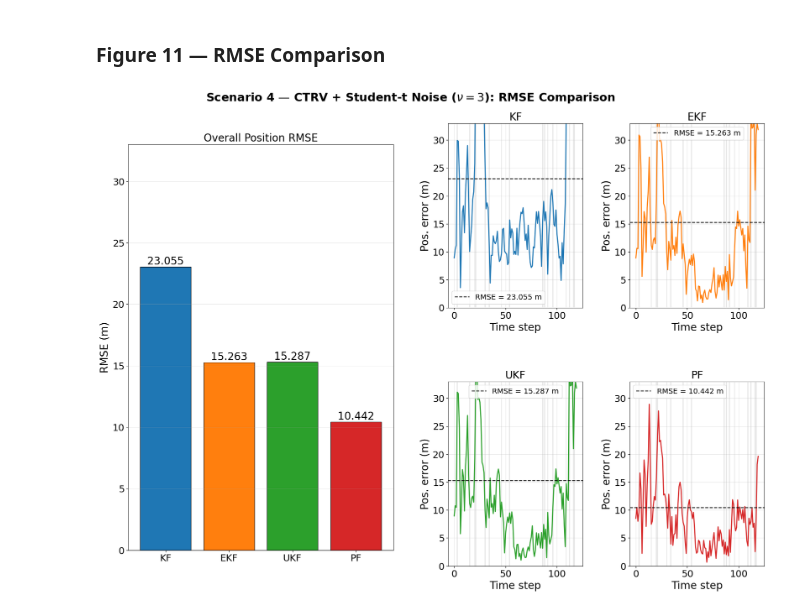
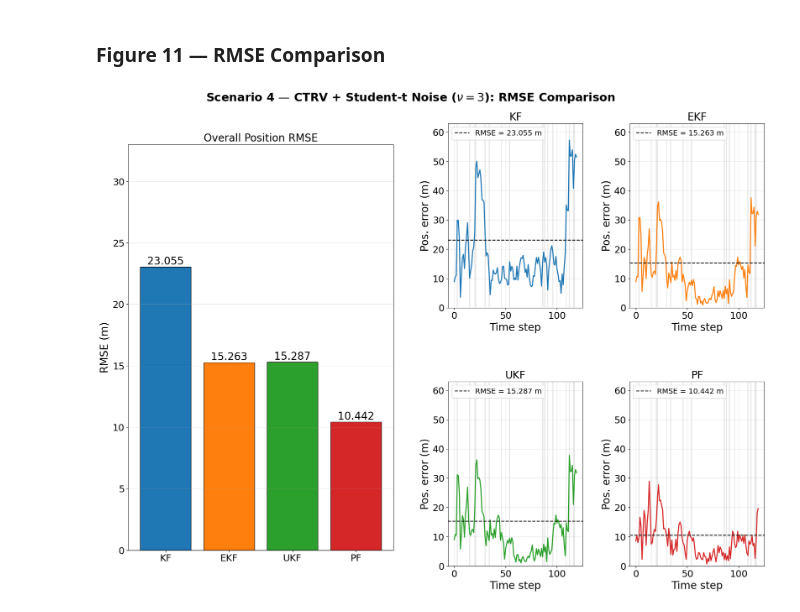
Before and after one commit to Moyin3/Dissertation, a Jupyter notebook: comparative_analysis.ipynb, the cells around one changed output. Cells and saved outputs as stored; diff of their text form; code cells hidden in the pictures.

```diff
--- a/comparative_analysis.ipynb
+++ b/comparative_analysis.ipynb
@@ -778,6 +778,7 @@ rmse_ylim = RMSE_S3S4_YLIM
 ax_bar.set_ylim(0, rmse_ylim)
 
 # Right: 2×2 per-filter position error with outlier shading
+panel_ylim = max(pos_err_ts(est3[f], true_states_3).max() for f in FILTERS) * 1.1
 gs_right = fig.add_gridspec(2, 2, left=0.55, right=0.97, top=0.92, bottom=0.08,
                               hspace=0.40, wspace=0.35)
 for idx, f in enumerate(FILTERS):
@@ -790,7 +791,7 @@ for idx, f in enumerate(FILTERS):
     ax.axhline(rmse_f, color='k', ls='--', lw=1.6, label=f'RMSE = {rmse_f:.3f} m')
     ax.set_title(f); ax.set_xlabel('Time step'); ax.set_ylabel('Pos. error (m)')
     ax.legend(fontsize=FS_LEG-2); ax.grid(True, alpha=0.3)
-    ax.set_ylim(0, rmse_ylim)
+    ax.set_ylim(0, panel_ylim)
 
 fig.suptitle(f'Scenario 3 — Student-t Noise ($\\nu={NU}$): RMSE Comparison',
              fontweight='bold')
@@ -981,32 +982,33 @@ plt.tight_layout(); plt.savefig('figures/s4_nees.png'); plt.show()
 fig = plt.figure(figsize=(20, 14))
 
 ax_bar = fig.add_subplot(1, 2, 1)
 bars = ax_bar.bar(FILTERS, [overall4[f] for f in FILTERS],
                   color=[COLORS[f] for f in FILTERS], edgecolor='k', lw=0.9)
 for bar, f in zip(bars, FILTERS):
     ax_bar.text(bar.get_x()+bar.get_width()/2, bar.get_height()+0.005,
                 f'{overall4[f]:.3f}', ha='center', va='bottom', fontsize=FS)
 ax_bar.set_ylabel('RMSE (m)'); ax_bar.set_title('Overall Position RMSE')
 ax_bar.grid(True, axis='y', alpha=0.3)
 rmse_ylim = RMSE_S3S4_YLIM
 ax_bar.set_ylim(0, rmse_ylim)
 
+panel_ylim = max(pos_err_ts(est4[f], true_states_4).max() for f in FILTERS) * 1.1
 gs_right = fig.add_gridspec(2, 2, left=0.55, right=0.97, top=0.92, bottom=0.08,
                               hspace=0.40, wspace=0.35)
 for idx, f in enumerate(FILTERS):
     ax = fig.add_subplot(gs_right[idx//2, idx%2])
     err = pos_err_ts(est4[f], true_states_4)
     rmse_f = np.sqrt(np.mean(err**2))
     for k in outlier_steps_4:
         ax.axvspan(k-0.5, k+0.5, color='grey', alpha=0.18, lw=0)
     ax.plot(t4, err, color=COLORS[f], lw=2.0)
     ax.axhline(rmse_f, color='k', ls='--', lw=1.6, label=f'RMSE = {rmse_f:.3f} m')
     ax.set_title(f); ax.set_xlabel('Time step'); ax.set_ylabel('Pos. error (m)')
-    ax.set_ylim(0, rmse_ylim)
+    ax.set_ylim(0, panel_ylim)
     ax.legend(fontsize=FS_LEG-2); ax.grid(True, alpha=0.3)
 
 fig.suptitle(f'Scenario 4 — CTRV + Student-t Noise ($\\nu={NU4}$): RMSE Comparison',
              fontweight='bold')
 plt.savefig('figures/s4_rmse.png'); plt.show()
 # %% [output]
-[figure, old version]
+[figure, new version]
```
Also changed, not shown: parts of 1 cell of this notebook, 2 other files.
